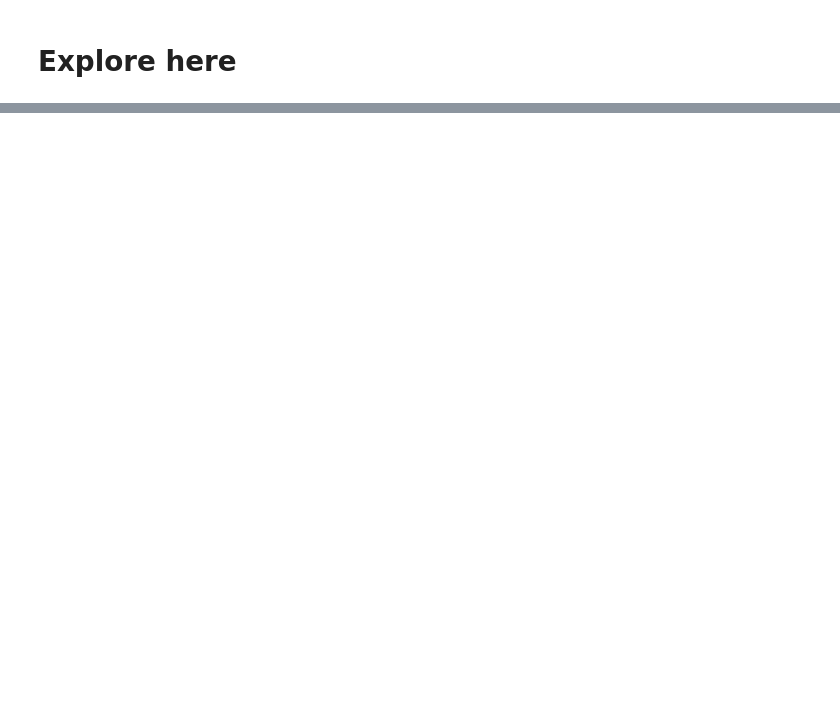
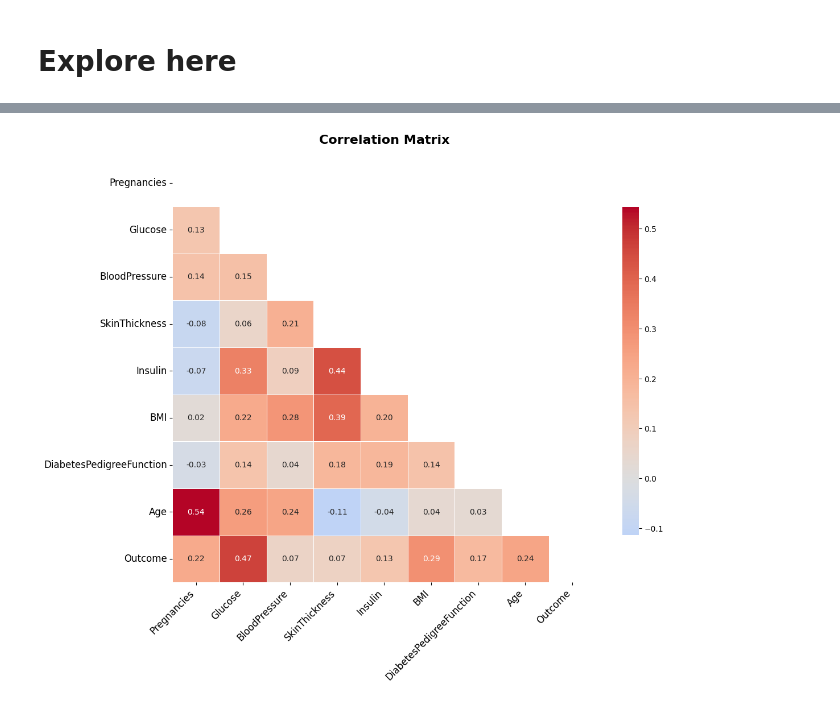
Before and after one commit to Nonpoint93/decision-tree-algo-project, a Jupyter notebook: src/explore.ipynb, the cells around one changed output, grey strips where cells are left out. Drawn from its saved outputs; the diff is of its cells as text; code cells hidden in the pictures; blank space fills up the shorter version.

```diff
--- a/src/explore.ipynb
+++ b/src/explore.ipynb
@@ -192,0 +81,28 @@ Confusion Matrix:
+# %%
+# Correlation heatmap
+plt.figure(figsize=(12, 10))
+
+corr_matrix = df.corr()
+
+mask = np.triu(np.ones_like(corr_matrix, dtype=bool))
+
+sns.heatmap(
+    corr_matrix,
+    mask=mask,
+    annot=True,
+    fmt=".2f",
+    cmap="coolwarm",
+    center=0,
+    linewidths=0.5,
+    square=True,
+    cbar_kws={"shrink": 0.75},
+    annot_kws={"size": 10}
+)
+
+plt.title("Correlation Matrix", fontsize=16, fontweight="bold", pad=20)
+plt.xticks(fontsize=12, rotation=45, ha="right")
+plt.yticks(fontsize=12)
+
+plt.show()
+# %% [output]
+[figure, added]
```
Also changed, not shown: parts of 25 cells of this notebook, 14 other files.
